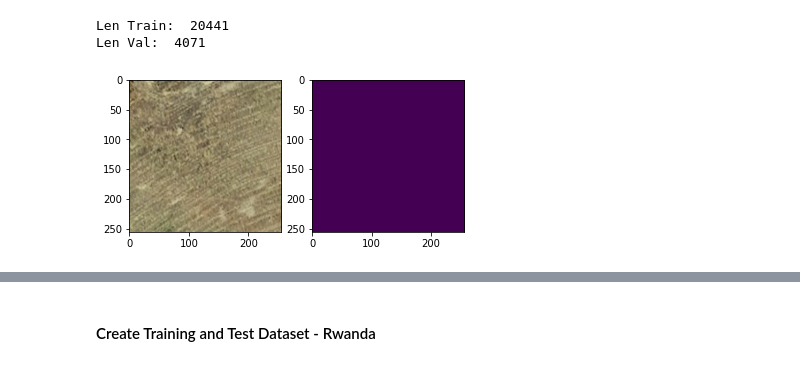
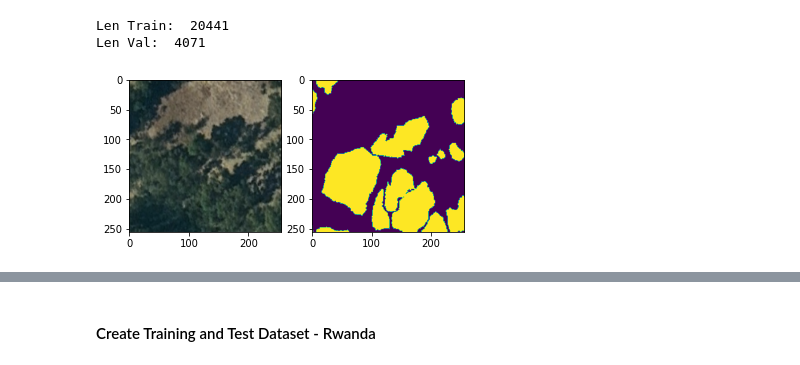
Before and after one commit to cluel01/SA_semantic_segmentation, a Jupyter notebook: 1_Model_Training_Rwanda.ipynb, the cells around one changed output, grey strips where cells are left out. Drawn from its saved outputs; the diff is of its cells as text; code cells hidden in the pictures.

```diff
--- a/1_Model_Training_Rwanda.ipynb
+++ b/1_Model_Training_Rwanda.ipynb
@@ -129,7 +129,7 @@ transform = seg_transforms.Compose([
     seg_transforms.Pad(100),
     seg_transforms.RandomRotation(360),
     seg_transforms.CenterCrop(282),
-    seg_transforms.RandomResizeCrop((256,256),(0.25,1)),
+    seg_transforms.RandomResizeCrop((256,256),scale=(0.125,1)),
     #seg_transforms.Add_VDVI(),
     seg_transforms.ColorJitter(brightness=(0.9,1.3),contrast=(0.9,1.4),saturation=0.2),
     #seg_transforms.ColorJitter(brightness=0.2,contrast=0.2,saturation=0.2),
@@ -193,6 +193,6 @@ print("Len Val: ",len(val_dataset_sa))
 Len Train:  20441
 Len Val:  4071
 # %%
-train_dataset_sa.show_tuple(8650)
+train_dataset_sa.show_tuple(2000)
 # %% [output]
-[figure, old version]
+[figure, new version]
```
Also changed, not shown: parts of 5 cells of this notebook, 11 other files.
